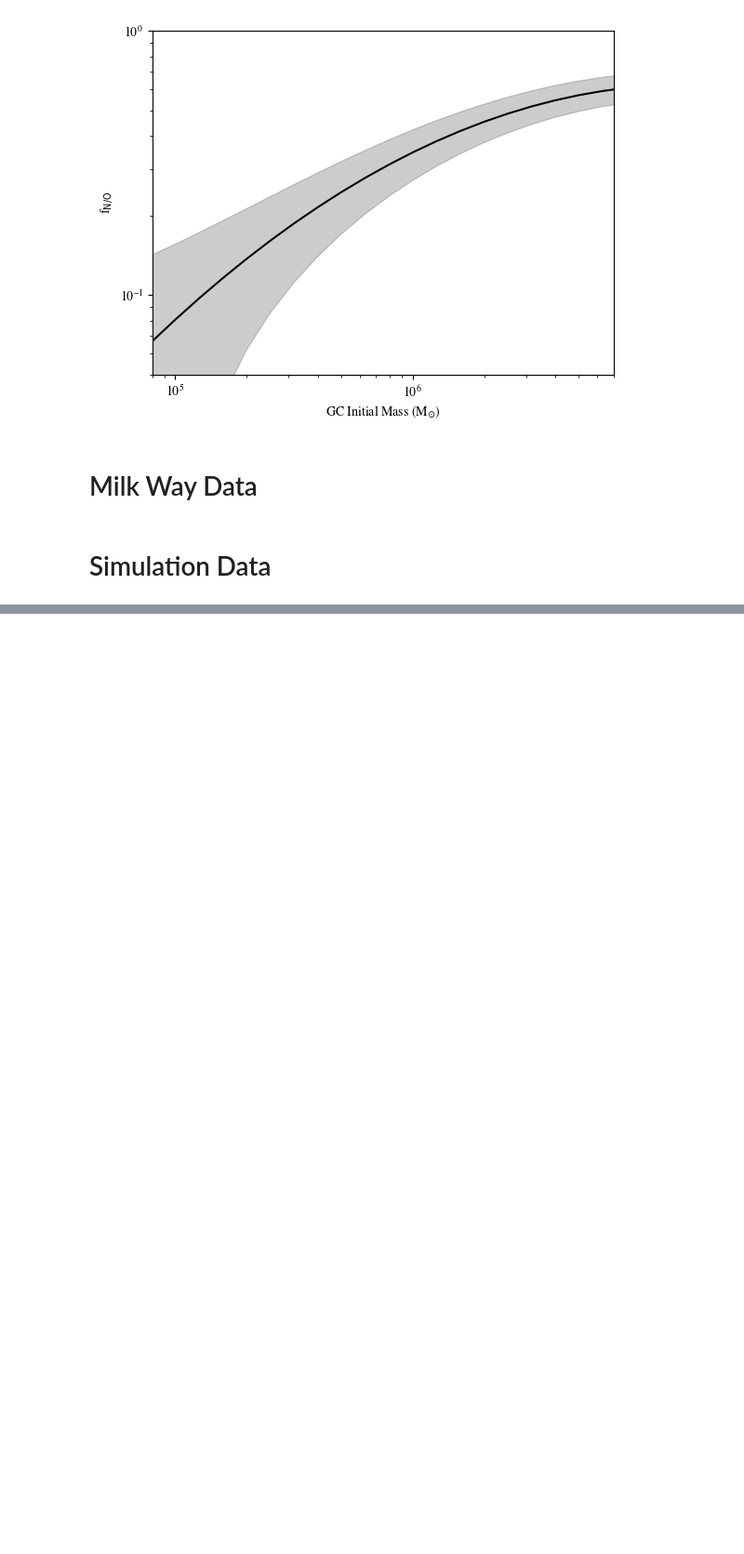
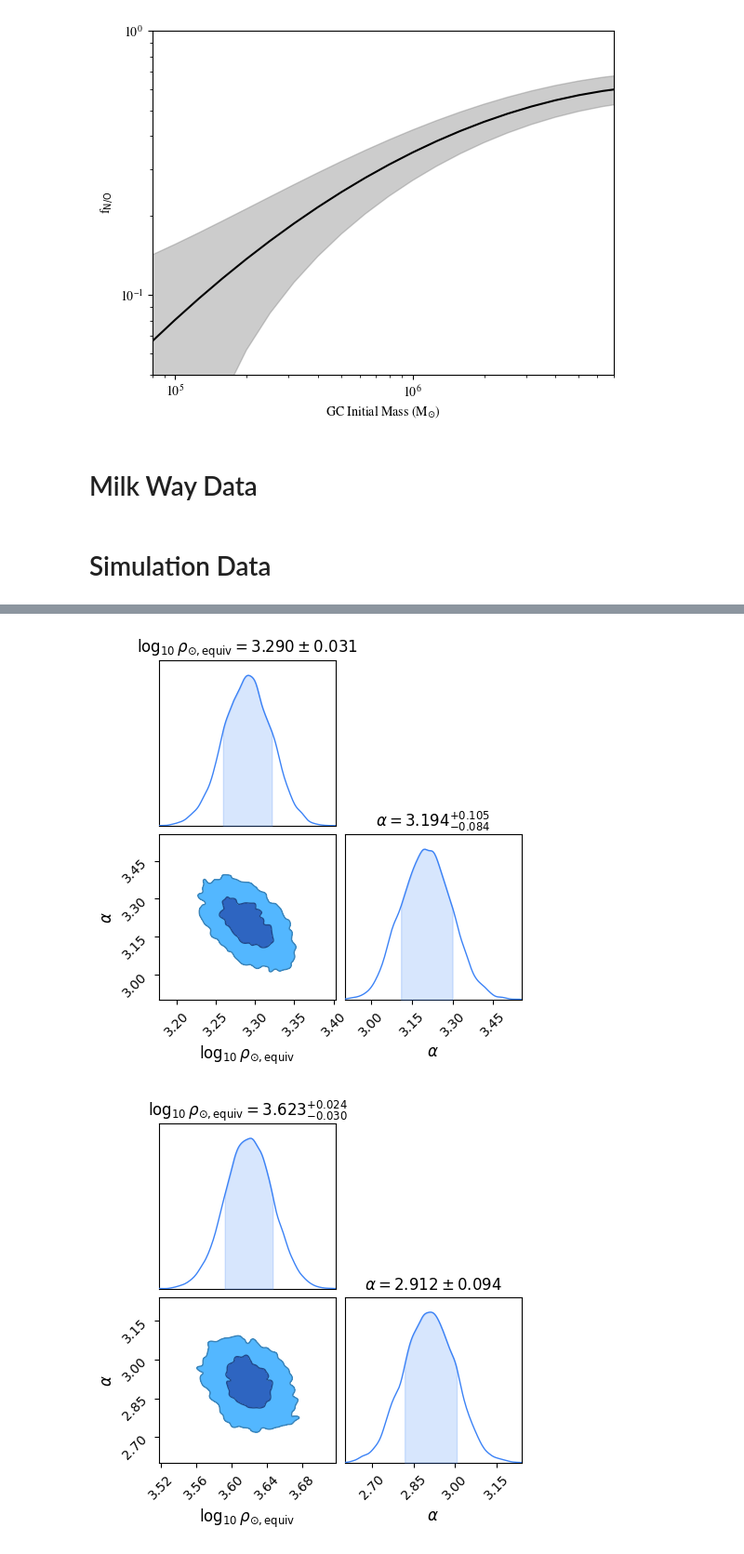
Before and after one commit to finn-pal/cluster_destruction, a Jupyter notebook: notebooks/NO_fracs.ipynb, the cells around one changed output, grey strips where cells are left out. Shown at 93% size. Cells and saved outputs as stored; diff of their text form; code cells hidden in the pictures; blank space fills up the shorter version.

```diff
--- a/notebooks/NO_fracs.ipynb
+++ b/notebooks/NO_fracs.ipynb
@@ -532,36 +534,39 @@ for sim in sim_lst:
     CC = ChainConsumer()
     CC.add_chain(Chain(samples=df, name=sim))
 
-    summ = C.analysis.get_summary()[sim]
+    summ = CC.analysis.get_summary()[sim]
 
     dat_dict[sim]["log_rho_sol"]["lower"] = np.round(summ["log_rho_sol"].lower, 3)
     dat_dict[sim]["log_rho_sol"]["center"] = np.round(summ["log_rho_sol"].center, 3)
     dat_dict[sim]["log_rho_sol"]["upper"] = np.round(summ["log_rho_sol"].upper, 3)
 
     dat_dict[sim]["alpha"]["lower"] = np.round(summ["alpha"].lower, 3)
     dat_dict[sim]["alpha"]["center"] = np.round(summ["alpha"].center, 3)
     dat_dict[sim]["alpha"]["upper"] = np.round(summ["alpha"].upper, 3)
 
     if plot_corners:
         plot_df = df.rename(
             columns={
                 "log_rho_sol": r"$\log_{10}\rho_{\odot,\rm equiv}$",
                 "alpha": r"$\alpha$",
             }
         )
 
         CC = ChainConsumer()
         CC.add_chain(Chain(samples=plot_df, name=sim))
         CC.set_plot_config(
             PlotConfig(
                 diagonal_tick_labels=True,
                 shade=True,
                 shade_alpha=0.4,
                 sigma2d=True,
                 flip=False,
             )
         )
         fig = CC.plotter.plot(figsize=(5, 5))
 
         fitting = "../data/figures/n_rich_fitting/" + sim + "_n_rich_fitting.pdf"
-        fig.savefig(fitting)
+        fig.savefig(fitting, bbox_inches="tight")
+# %% [output]
+[figure, added]
+[figure, added]
```
Also changed, not shown: parts of 4 cells of this notebook, 16 other files.
